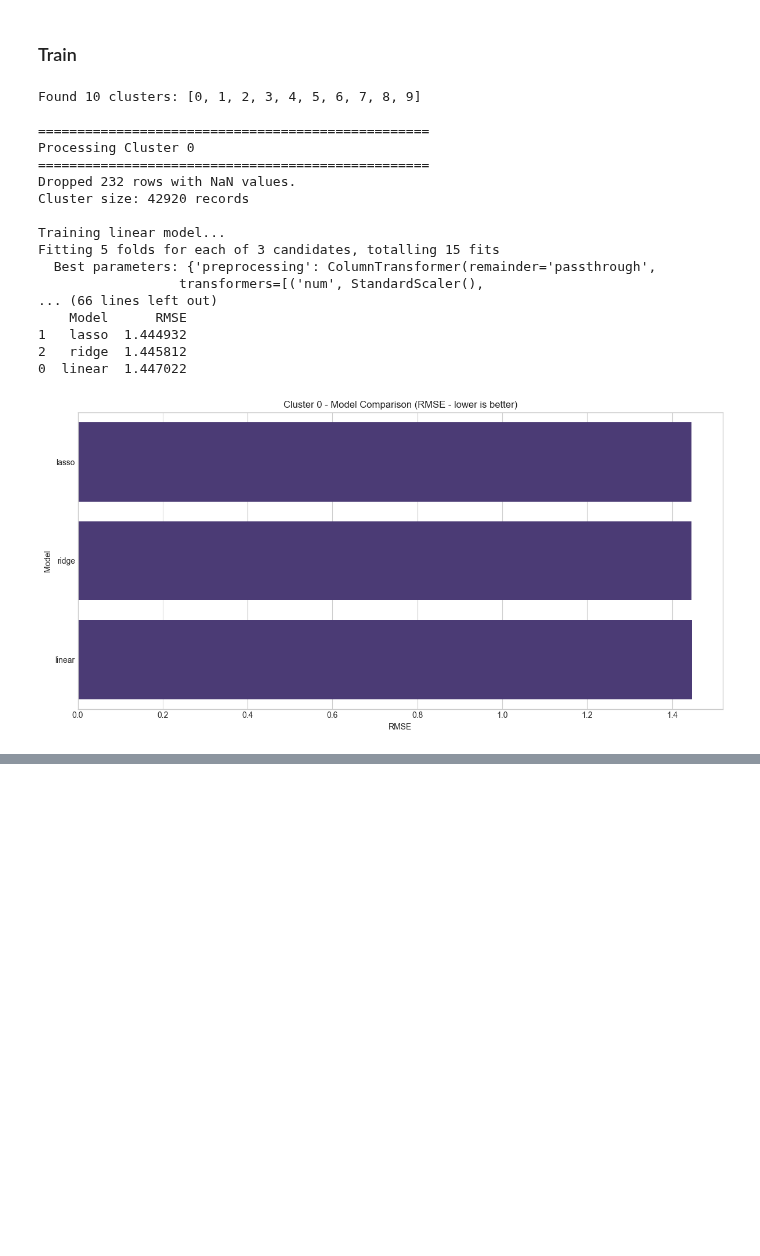
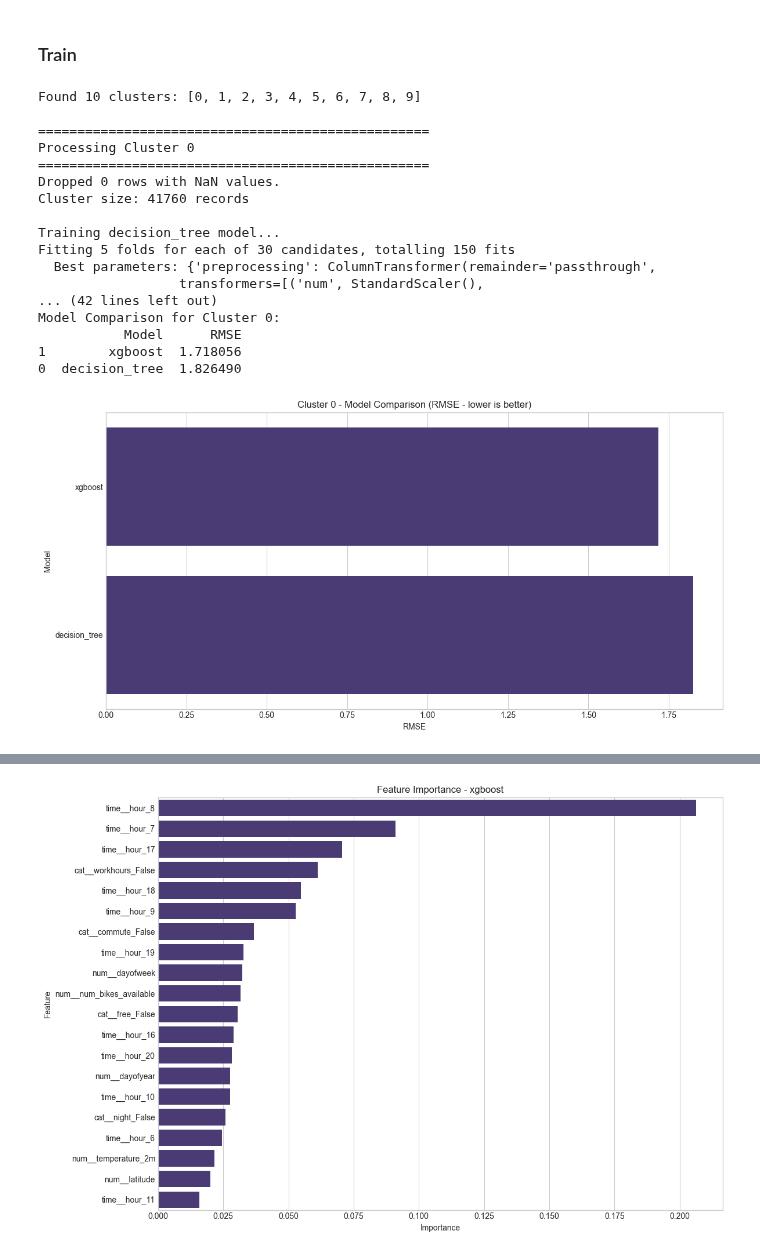
Before and after one commit to linusha/rental-bike-predictions, a Jupyter notebook: cluster_prediction.ipynb, the cells around one changed output, grey strips where cells are left out. Cells and saved outputs as stored; diff of their text form; code cells hidden in the pictures; blank space fills up the shorter version.

Commit message:
feature importance still broken

```diff
--- a/cluster_prediction.ipynb
+++ b/cluster_prediction.ipynb
@@ -37,7 +37,7 @@ CONFIG = {
 
 FEATURE_COLS = {
     'categorical': ['isHoliday', 'has_kiosk', 'weather_cluster', 'workhours', 'commute', 'free', 'night'],
-    'drop': ['sum', 'weather_code', 'timestamp', 'station_name', 'arrivals', 'departures', 'num_docks_available', 'num_ebikes_available', 'capacity', 'cluster', 'sunset', 'sunrise', 'year', 'day', 'hour_extract'],
+    'drop': ['sum', 'weather_code', 'timestamp', 'station_name', 'arrivals', 'departures', 'num_docks_available', 'num_ebikes_available', 'capacity', 'cluster', 'sunset', 'sunrise', 'year', 'day', 'hour_extract', 'precipitation'],
     'time': ['weekday', 'month', 'hour']
 }
 # %% [markdown]
@@ -534,8 +553,9 @@ def create_comparison_df(results_dict):
 
 #     return best_models_cluster, results_cluster, comparison_cluster
 # %%
-models_to_train = ['linear', 'lasso', 'ridge', 'decision_tree', 'random_forest', 'xgboost']
+#models_to_train = ['linear', 'lasso', 'ridge', 'decision_tree', 'xgboost', 'random_forest']
 #models_to_train = ["linear", "lasso", "ridge"]
+models_to_train = ['linear', 'lasso','decision_tree','xgboost']
 unique_clusters = sorted(df['cluster'].unique().tolist())
 print(f"Found {len(unique_clusters)} clusters: {unique_clusters}")
 
@@ -571,60 +591,58 @@ for i, cluster_id in enumerate(unique_clusters):
     # Plot comparison
     plt.figure(figsize=(12, 6))
     sns.barplot(x='RMSE', y='Model', data=comparison_cluster)
     plt.title(f'Cluster {cluster_id} - Model Comparison (RMSE - lower is better)')
     plt.tight_layout()
     plt.show()
 
     # Show feature importance for tree-based models
-    for model_name in ['xgboost', 'random_forest', 'decision_tree']:
-        if model_name in models:
-            print(f"\nFeature Importance for {model_name} in Cluster {cluster_id}:")
-            feature_importance = plot_feature_importance(model_name, models[model_name], X_cluster)
-            print(f"Feature importance report for {model_name}:")
-            print(feature_importance)
-
+    # for model_name in ['xgboost', 'random_forest', 'decision_tree']:
+    if model_name in models:
+        print(f"\nFeature Importance for {model_name} in Cluster {cluster_id}:")
+        feature_importance = plot_feature_importance(model_name, models[model_name], X_cluster)
 
     # "feature importance" for regression methods
-    for model_name in ['linear', 'lasso', 'ridge']:
-        pipeline = models[model_name]
-        reg      = pipeline.named_steps['regressor']
+    # for model_name in ['linear', 'lasso', 'ridge']:
+    #     pipeline = models[model_name]
+    #     reg      = pipeline.named_steps['regressor']
 
-        feat_names = pipeline.named_steps['preprocessing'].get_feature_names_out()
+    #     if hasattr(reg, 'coef_'):
+    #         feat_names = pipeline.named_steps['preprocessing'].get_feature_names_out()
 
-        # build and sort df
-        coef_df = (
-            pd.DataFrame({'feature': feat_names, 'coefficient': reg.coef_})
-            .assign(abs_coef=lambda df: df.coefficient.abs())
-            .sort_values('abs_coef', ascending=False)
-            .drop(columns='abs_coef')
-        )
+    #         # build and sort df
+    #         coef_df = (
+    #             pd.DataFrame({'feature': feat_names, 'coefficient': reg.coef_})
+    #             .assign(abs_coef=lambda df: df.coefficient.abs())
+    #             .sort_values('abs_coef', ascending=False)
+    #             .drop(columns='abs_coef')
+    #         )
 
-        print(f"\nModel coefficients for {model_name} in Cluster {cluster_id}:")
-        print(coef_df.to_string(index=False))
+    #         print(f"\nModel coefficients for {model_name} in Cluster {cluster_id}:")
+    #         print(coef_df.to_string(index=False))
 
     # Visualize best model predictions
     best_model_name = comparison_cluster['Model'].iloc[0]
     print(f"Best model for Cluster {cluster_id}: {best_model_name} with RMSE: {comparison_cluster['RMSE'].iloc[0]:.4f}")
 
     if i == CONFIG['top_n_clusters']-1:
         print(f"Reached top {CONFIG['top_n_clusters']} clusters. Stopping.")
         break
 # %% [output]
 Found 10 clusters: [0, 1, 2, 3, 4, 5, 6, 7, 8, 9]
 
 ==================================================
 Processing Cluster 0
 ==================================================
-Dropped 232 rows with NaN values.
-Cluster size: 42920 records
+Dropped 0 rows with NaN values.
+Cluster size: 41760 records
 
-Training linear model...
-Fitting 5 folds for each of 3 candidates, totalling 15 fits
+Training decision_tree model...
+Fitting 5 folds for each of 30 candidates, totalling 150 fits
   Best parameters: {'preprocessing': ColumnTransformer(remainder='passthrough',
                   transformers=[('num', StandardScaler(),
-... (66 lines left out)
-    Model      RMSE
-1   lasso  1.444932
-2   ridge  1.445812
-0  linear  1.447022
+... (42 lines left out)
+Model Comparison for Cluster 0:
+           Model      RMSE
+1        xgboost  1.718056
+0  decision_tree  1.826490
-[figure, old version]
+[figure, new version]
@@ -647,0 +650 @@ Reached top 1 clusters. Stopping.
+[figure, added]
```
Also changed, not shown: parts of 8 cells of this notebook.
